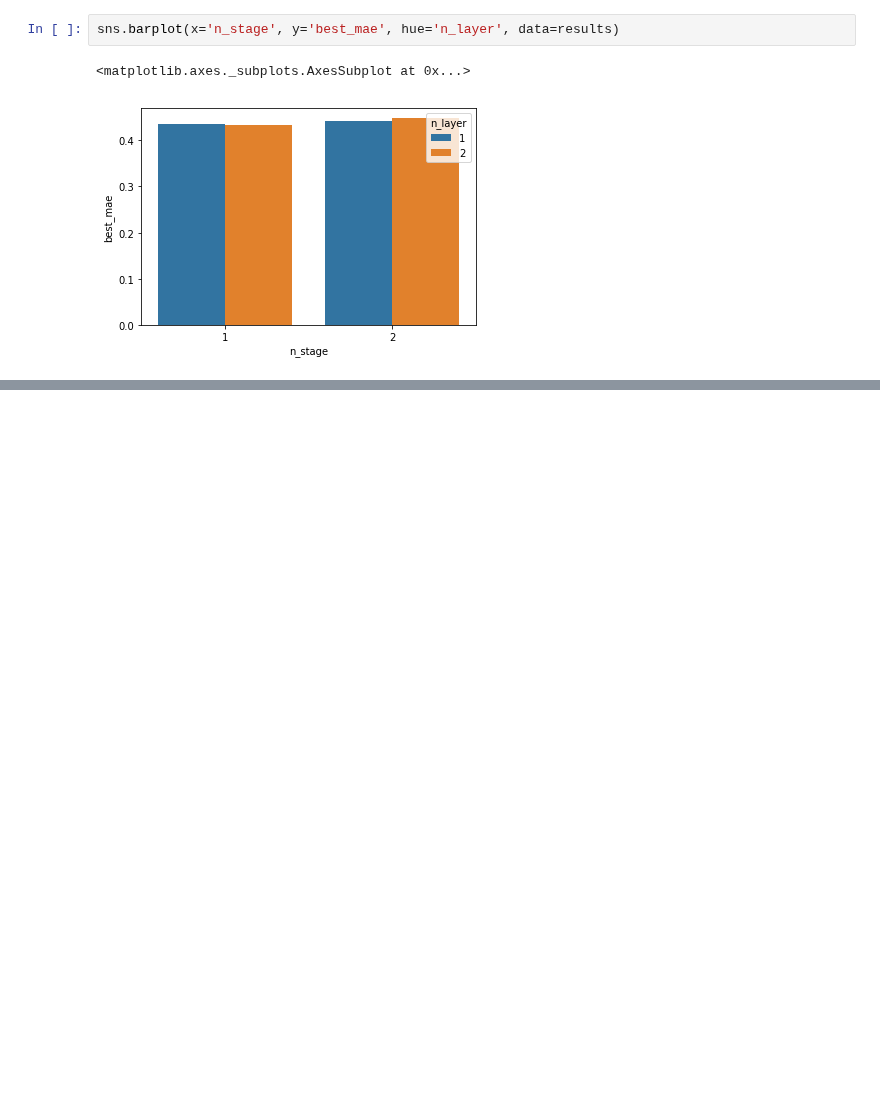
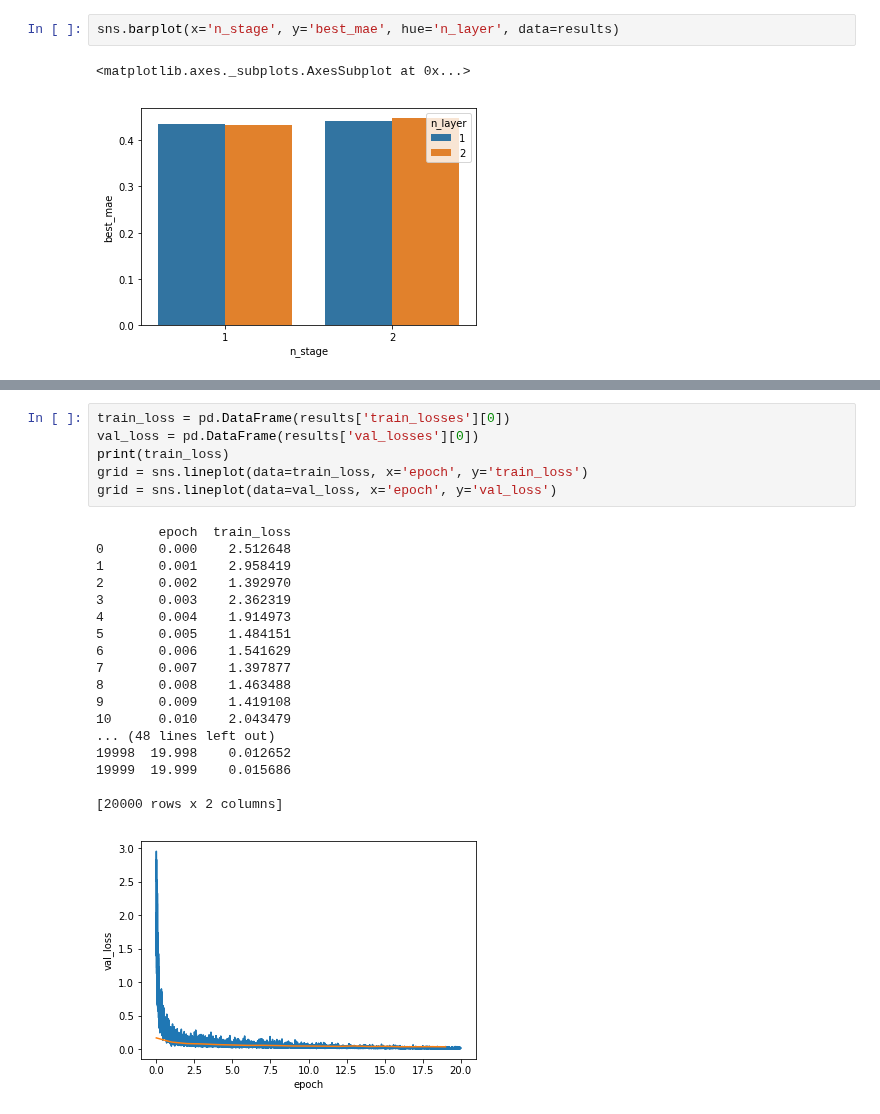
Before and after one commit to heartcored98/CH485_AI_Chemistry, a Jupyter notebook: Practice4_Tox21_CNN/Assignment4_logP_CNN.ipynb, the cells around one changed output, grey strips where cells are left out. Drawn from its saved outputs; the diff is of its cells as text; blank space fills up the shorter version.

Commit message:
Update loss logging method with epoch stamp

```diff
--- a/Practice4_Tox21_CNN/Assignment4_logP_CNN.ipynb
+++ b/Practice4_Tox21_CNN/Assignment4_logP_CNN.ipynb
@@ -385,0 +381,25 @@ plt.plot(np.linspace(-4,4,100), np.linspace(-4,4,100))
+# %%
+train_loss = pd.DataFrame(results['train_losses'][0])
+val_loss = pd.DataFrame(results['val_losses'][0])
+print(train_loss)
+grid = sns.lineplot(data=train_loss, x='epoch', y='train_loss')
+grid = sns.lineplot(data=val_loss, x='epoch', y='val_loss')
+# %% [output]
+        epoch  train_loss
+0       0.000    2.512648
+1       0.001    2.958419
+2       0.002    1.392970
+3       0.003    2.362319
+4       0.004    1.914973
+5       0.005    1.484151
+6       0.006    1.541629
+7       0.007    1.397877
+8       0.008    1.463488
+9       0.009    1.419108
+10      0.010    2.043479
+... (48 lines left out)
+19998  19.998    0.012652
+19999  19.999    0.015686
+
+[20000 rows x 2 columns]
+[figure, added]
```
Also changed, not shown: parts of 6 cells of this notebook.
